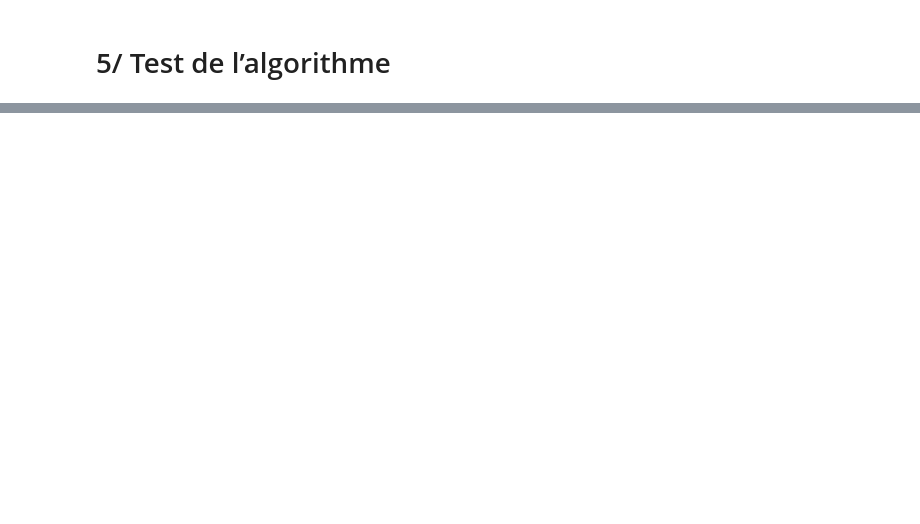
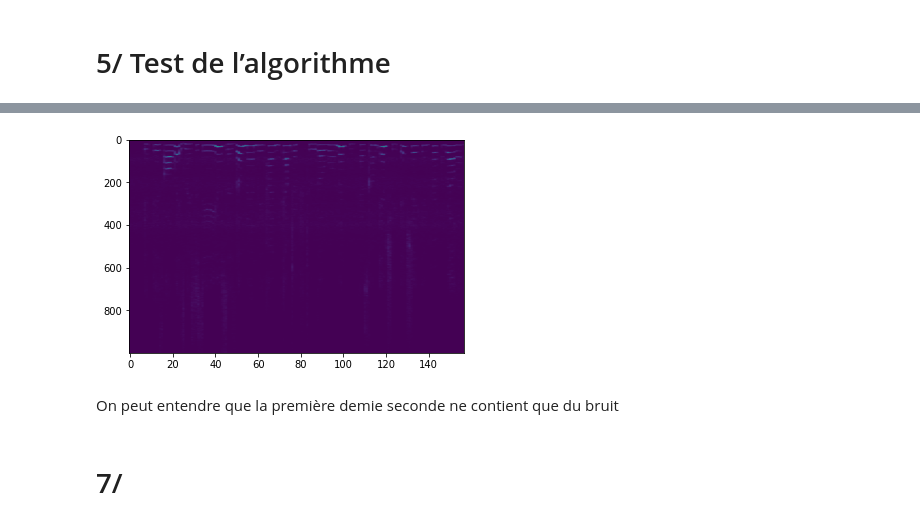
Before and after one commit to lepitinox/TP_audio, a Jupyter notebook: TP3/tp3.ipynb, the cells around one changed output, grey strips where cells are left out. Saved outputs shown, nothing was run; the diff lists cells and outputs as text; code cells hidden in the pictures; blank space fills up the shorter version.

```diff
--- a/TP3/tp3.ipynb
+++ b/TP3/tp3.ipynb
@@ -72,0 +67,15 @@ array([[0.+0.j, 0.+0.j, 0.+0.j, ..., 0.+0.j, 0.+0.j, 0.+0.j],
+# %%
+tfct = TFCT("files\\mix.wav")
+# %%
+tfct.cut_signal()
+tfct.apply_fft_on_window()
+tfct.apply_fft_on_trames()
+tfct.build_xmat()
+plt.imshow(tfct.x_mat.T,aspect=0.1)
+tfct.play_sound(int(16000/2))
+# %% [output]
+[figure, added]
+# %% [markdown]
+On peut entendre que la première demie seconde ne contient que du bruit
+# %% [markdown]
+# 7/
```
Also changed, not shown: parts of 24 cells of this notebook, 1 other file.
